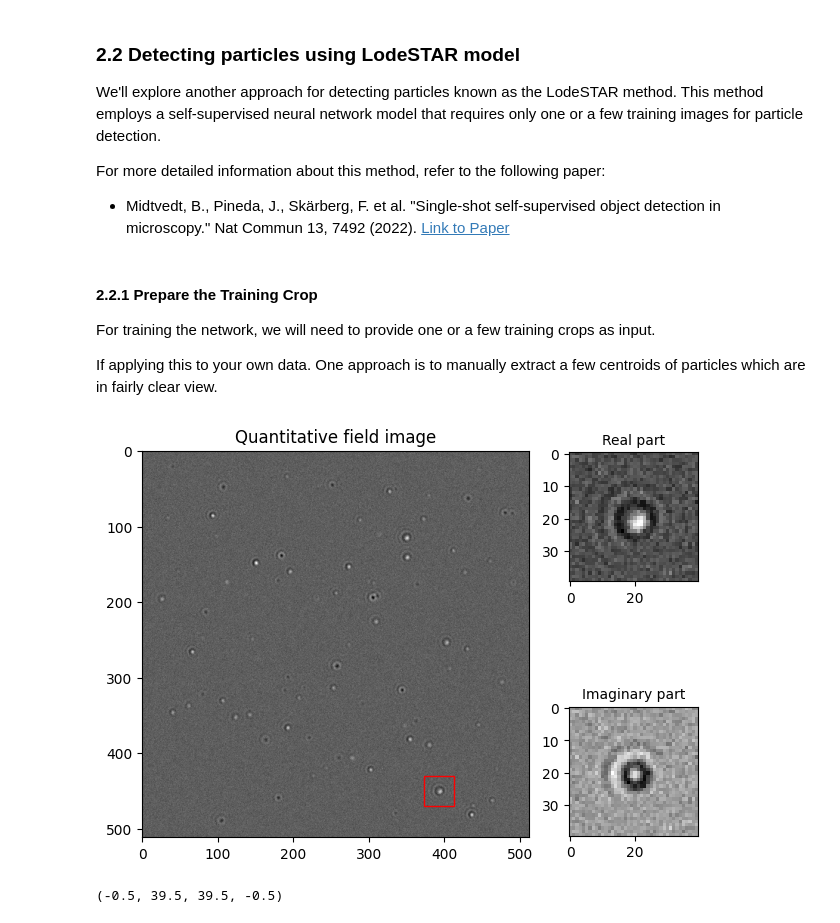
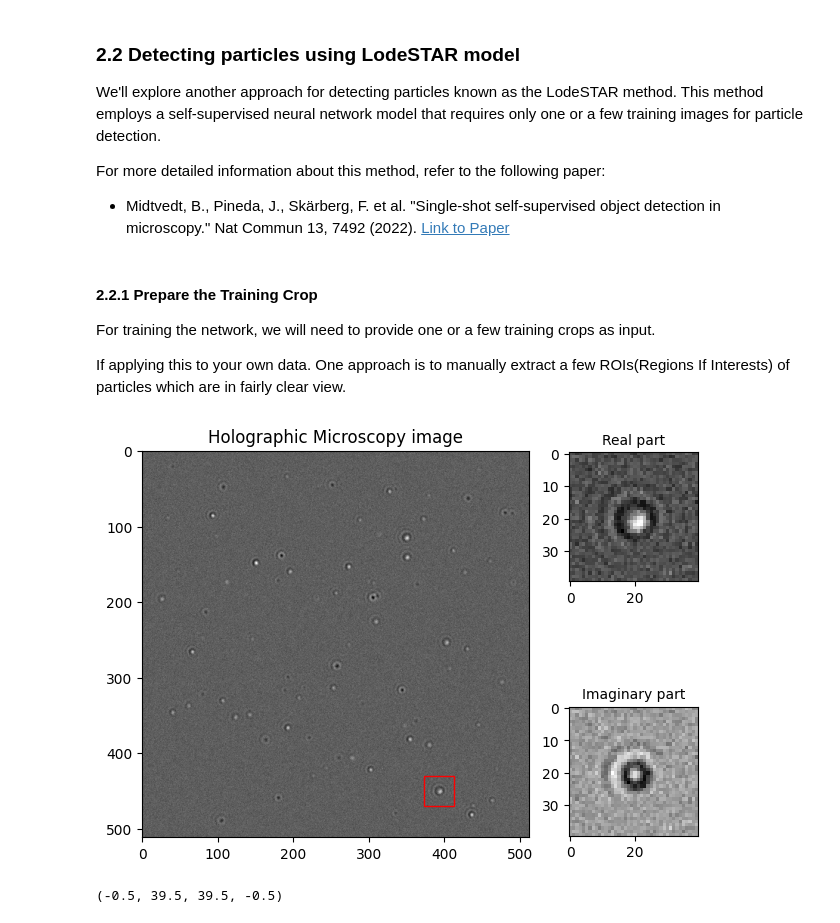
Before and after one commit to softmatterlab/OpticalCharacterizationNanoparticles, a Jupyter notebook: holography/Holography_analysis.ipynb, the cells around one changed output. Drawn from its saved outputs; the diff is of its cells as text; code cells hidden in the pictures.

```diff
--- a/holography/Holography_analysis.ipynb
+++ b/holography/Holography_analysis.ipynb
@@ -129,7 +131,7 @@ For more detailed information about this method, refer to the following paper:
 #### 2.2.1  Prepare the Training Crop
 For training the network, we will need to provide one or a few training crops as input.
 
-If applying this to your own data. One approach is to manually extract a few centroids of particles which are in fairly clear view.
+If applying this to your own data. One approach is to manually extract a few ROIs(Regions If Interests) of particles which are in fairly clear view.
 # %%
 crop_size = 40
 labels_idx = 11
@@ -137,35 +139,35 @@ labels_idx = 11
 import matplotlib.patches as patches
 from matplotlib.gridspec import GridSpec
 
 # We crop the image around the particle (based on the labels) - One could also use the detections or manually select a particle.
 crop_x0 = int(labels[labels_idx, 0] - crop_size/2)
 crop_y0 = int(labels[labels_idx, 1] - crop_size/2)
 
 crop = data[crop_x0:crop_x0 + crop_size, crop_y0:crop_y0 + crop_size, :]
 
 # Create the figure and the grid layout
 fig = plt.figure(layout="constrained", figsize=(6, 5))
 gs = GridSpec(2, 4, figure=fig)
 
 # Main image
 ax1 = fig.add_subplot(gs[:2, :3])
 ax1.imshow(data[..., 0], cmap="gray")
-ax1.set_title("Holography image")
+ax1.set_title("Holographic Microscopy image")
 
 plt.gca().add_patch(patches.Rectangle((crop_y0, crop_x0), crop_size, crop_size,
                                       linewidth=1, edgecolor="r",
                                       facecolor="none"))
 
 # Crop images
 crop_positions = [(0, 3), (1, 3)]
 names = ["Real part", "Imaginary part"]
 for i, (x, y) in enumerate(crop_positions):
     ax = fig.add_subplot(gs[x, y])
     ax.imshow(crop[..., i], cmap="gray")
     ax.set_title(names[i], fontsize=10)
 plt.show()
 # %% [output]
-[figure, old version]
+[figure, new version]
 # %%
 plt.figure(figsize=(4,2))
 plt.subplot(1,2,1)
```
Also changed, not shown: parts of 15 cells of this notebook, 6 other files.
